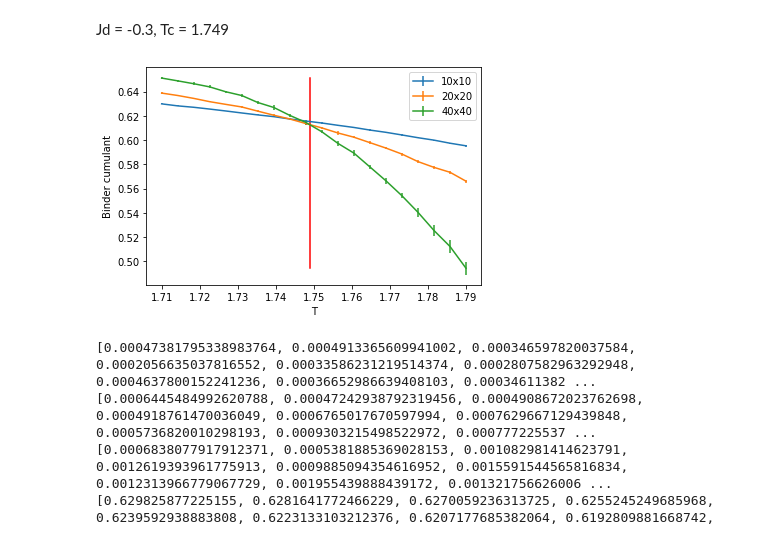
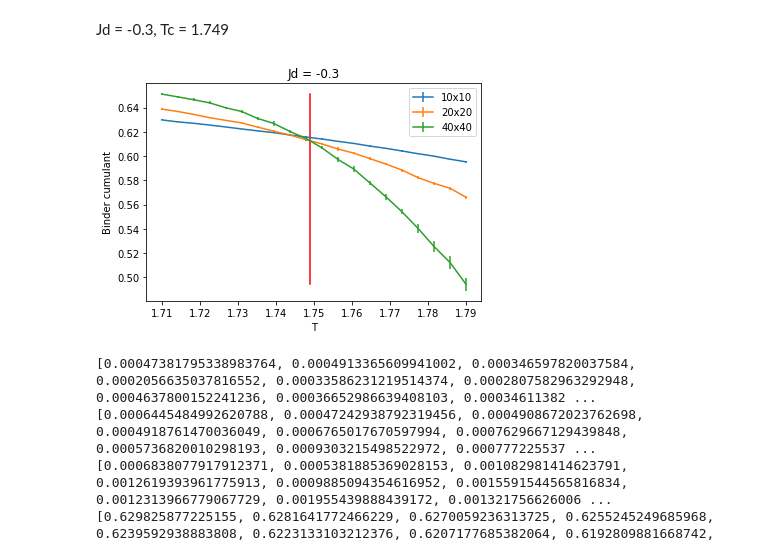
Before and after one commit to vnsverchkova/VKR, a Jupyter notebook: binder cumulatn.ipynb, the cells around one changed output. Cells and saved outputs as stored; diff of their text form; code cells hidden in the pictures.

```diff
--- a/binder cumulatn.ipynb
+++ b/binder cumulatn.ipynb
@@ -322,17 +323,19 @@ for t in range(T):
     binder40_03.append(np.mean( [binder_40[i,t] for i in range(N)] ))
     er40_03.append(np.std( [binder_40[i,t] for i in range(N)] ))
 # %%
+Temps = np.linspace(1.71, 1.79, 20)
 plt.errorbar(Temps, binder10_03, yerr = er10_03, label = '10x10')
 plt.errorbar(Temps, binder20_03, yerr = er20_03, label = '20x20')
 plt.errorbar(Temps, binder40_03, yerr = er40_03, label = '40x40')
 plt.plot([1.749]*20, np.linspace(binder40_03[0],binder40_03[-1],20), c = 'r')
 plt.legend()
+plt.title('Jd = -0.3')
 
 plt.xlabel("T")
 plt.ylabel("Binder cumulant")
 plt.show()
 # %% [output]
-[figure, old version]
+[figure, new version]
 # %%
 print(er10_03)
 print(er20_03)
```
Also changed, not shown: parts of 2 cells of this notebook.
